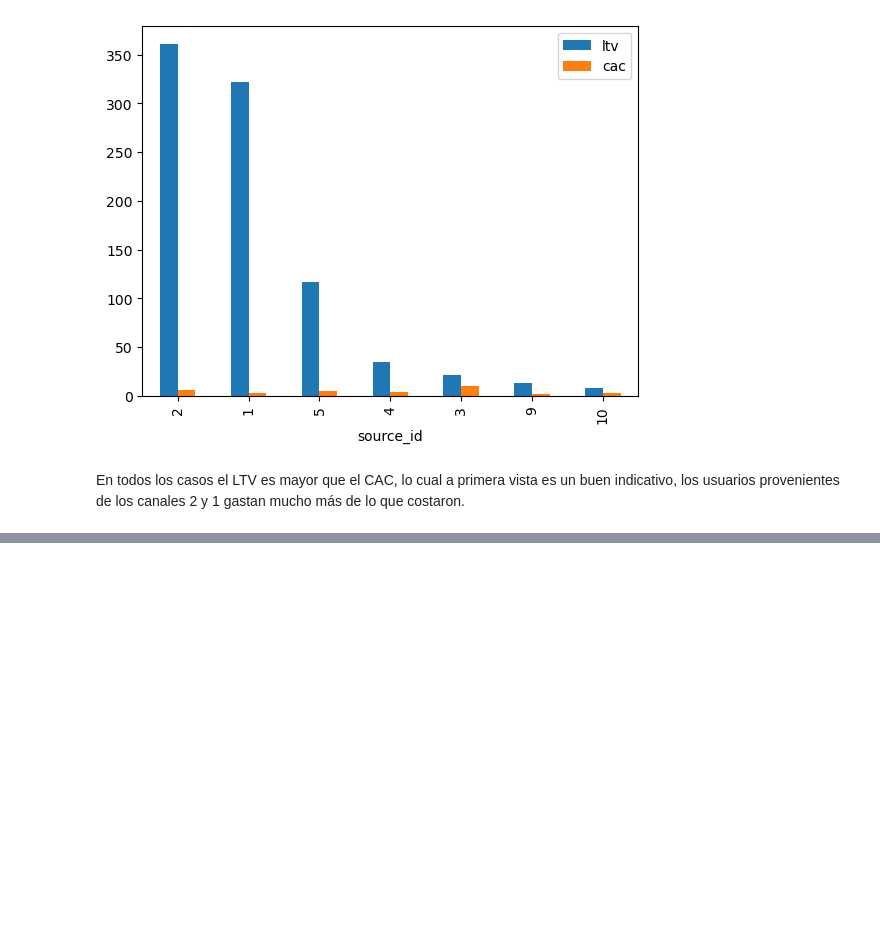
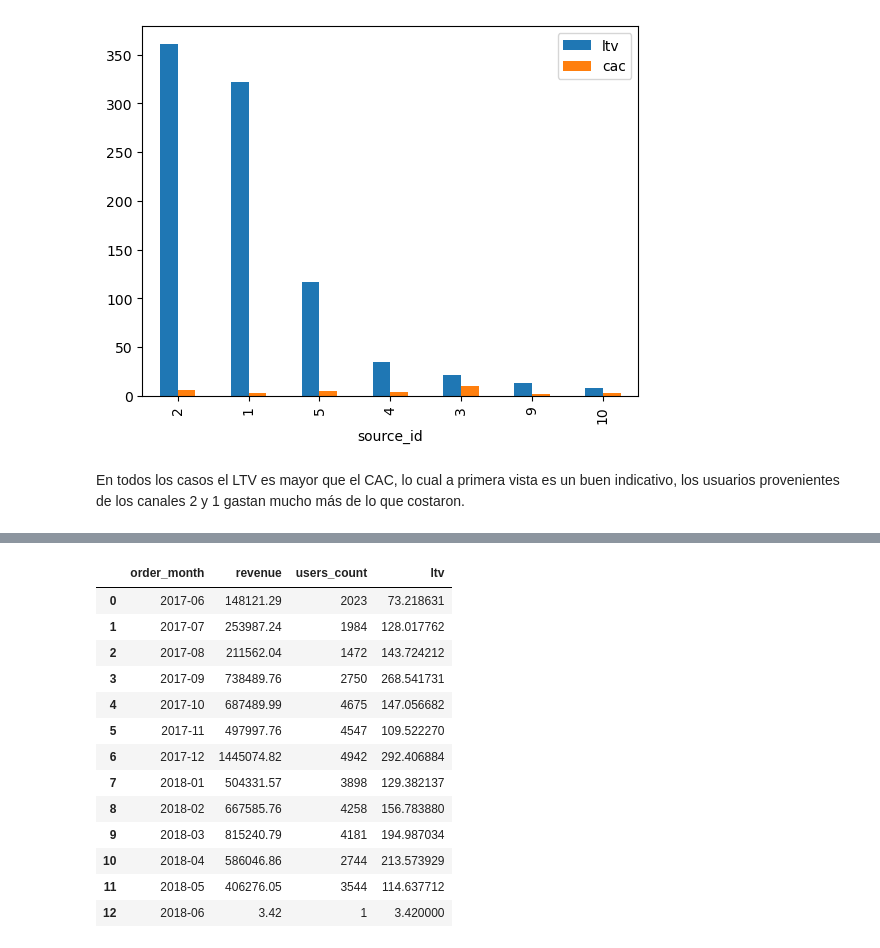
Before and after one commit to Sanlc10/showz_marketing_performance_analysis, a Jupyter notebook: Notebooks/EDA.ipynb, the cells around one changed output, grey strips where cells are left out. Cells and saved outputs as stored; diff of their text form; code cells hidden in the pictures; blank space fills up the shorter version.

```diff
--- a/Notebooks/EDA.ipynb
+++ b/Notebooks/EDA.ipynb
@@ -655,0 +747,31 @@ En todos los casos el LTV es mayor que el CAC, lo cual a primera vista es un bue
+# %%
+#Ahora vamos a calcular el LTV mensual.
+
+#Agrupamos por mes para calcular el LTV.
+ltv_by_month = merged_df.groupby('order_month').agg({
+    'revenue': 'sum',
+    'uid': pd.Series.nunique
+})
+#Calculamos el LTV
+ltv_by_month['ltv'] = ltv_by_month['revenue'] / ltv_by_month['uid']
+
+#Damos formato al DataFrame.
+ltv_by_month = ltv_by_month.reset_index()
+ltv_by_month.columns = ['order_month', 'revenue', 'users_count', 'ltv']
+
+ltv_by_month
+# %% [output]
+|  | order_month | revenue | users_count | ltv |
+| 0 | 2017-06 | 148121.29 | 2023 | 73.218631 |
+| 1 | 2017-07 | 253987.24 | 1984 | 128.017762 |
+| 2 | 2017-08 | 211562.04 | 1472 | 143.724212 |
+| 3 | 2017-09 | 738489.76 | 2750 | 268.541731 |
+| 4 | 2017-10 | 687489.99 | 4675 | 147.056682 |
+| 5 | 2017-11 | 497997.76 | 4547 | 109.522270 |
+| 6 | 2017-12 | 1445074.82 | 4942 | 292.406884 |
+| 7 | 2018-01 | 504331.57 | 3898 | 129.382137 |
+| 8 | 2018-02 | 667585.76 | 4258 | 156.783880 |
+| 9 | 2018-03 | 815240.79 | 4181 | 194.987034 |
+| 10 | 2018-04 | 586046.86 | 2744 | 213.573929 |
+| 11 | 2018-05 | 406276.05 | 3544 | 114.637712 |
+| 12 | 2018-06 | 3.42 | 1 | 3.420000 |
```
Also changed, not shown: parts of 20 cells of this notebook.
